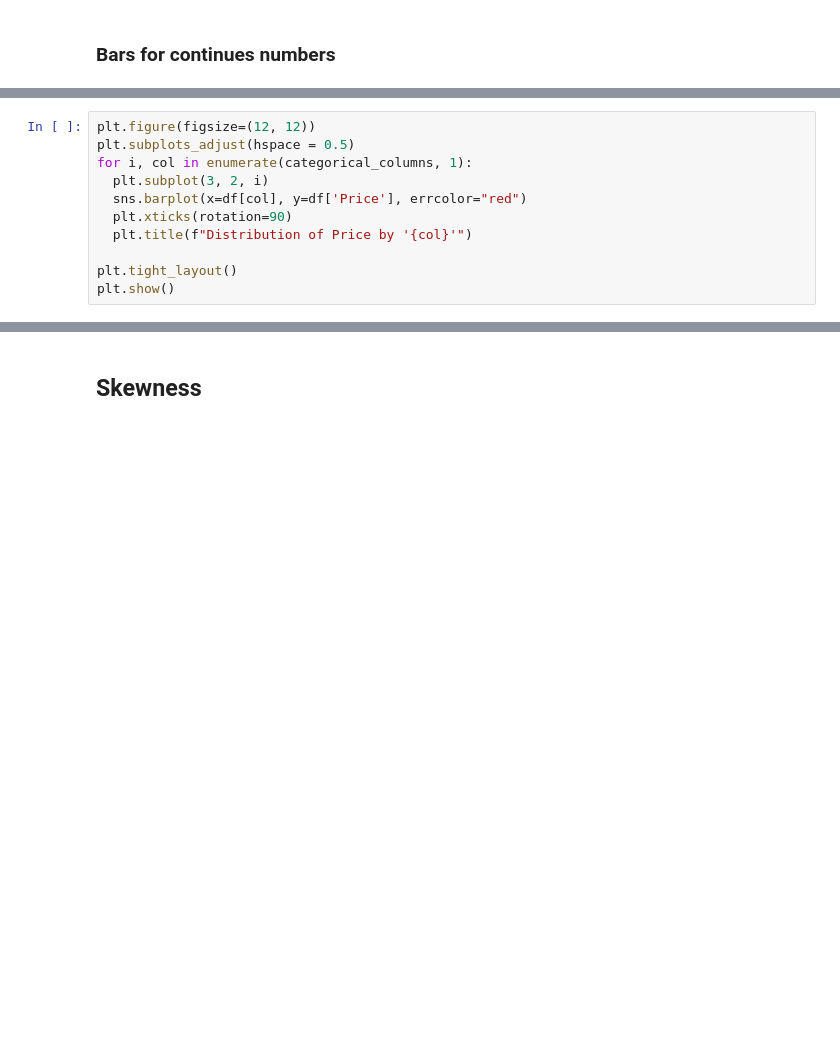
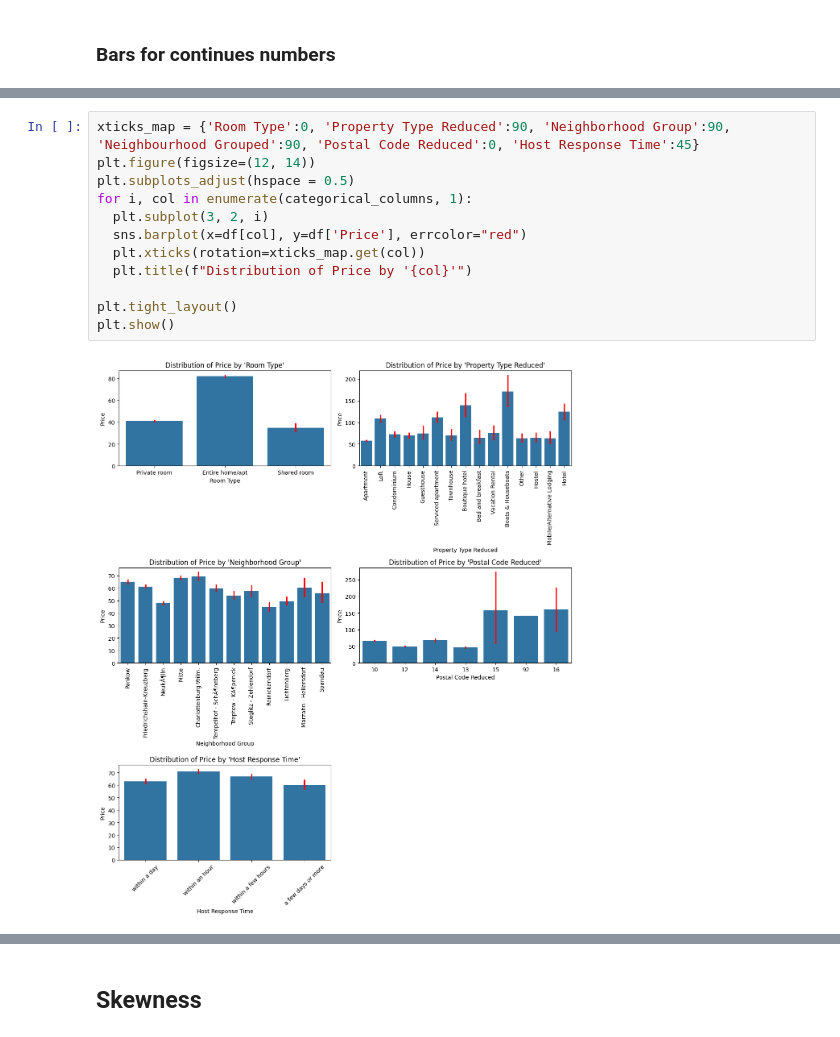
Before and after one commit to hajyhia/School, a Jupyter notebook: Airbnb_Berlin_Price_Predict_EDA.ipynb, the cells around one changed output, grey strips where cells are left out. Cells and saved outputs as stored; diff of their text form; blank space fills up the shorter version.

```diff
--- a/Airbnb_Berlin_Price_Predict_EDA.ipynb
+++ b/Airbnb_Berlin_Price_Predict_EDA.ipynb
@@ -301,13 +439,16 @@ categorical_columns
 # %%
-plt.figure(figsize=(12, 12))
+xticks_map = {'Room Type':0, 'Property Type Reduced':90, 'Neighborhood Group':90, 'Neighbourhood Grouped':90, 'Postal Code Reduced':0, 'Host Response Time':45}
+plt.figure(figsize=(12, 14))
 plt.subplots_adjust(hspace = 0.5)
 for i, col in enumerate(categorical_columns, 1):
   plt.subplot(3, 2, i)
   sns.barplot(x=df[col], y=df['Price'], errcolor="red")
-  plt.xticks(rotation=90)
+  plt.xticks(rotation=xticks_map.get(col))
   plt.title(f"Distribution of Price by '{col}'")
 
 plt.tight_layout()
 plt.show()
+# %% [output]
+[figure, added]
 # %%
 df['Room Type'].value_counts()
```
Also changed, not shown: parts of 49 cells of this notebook.
